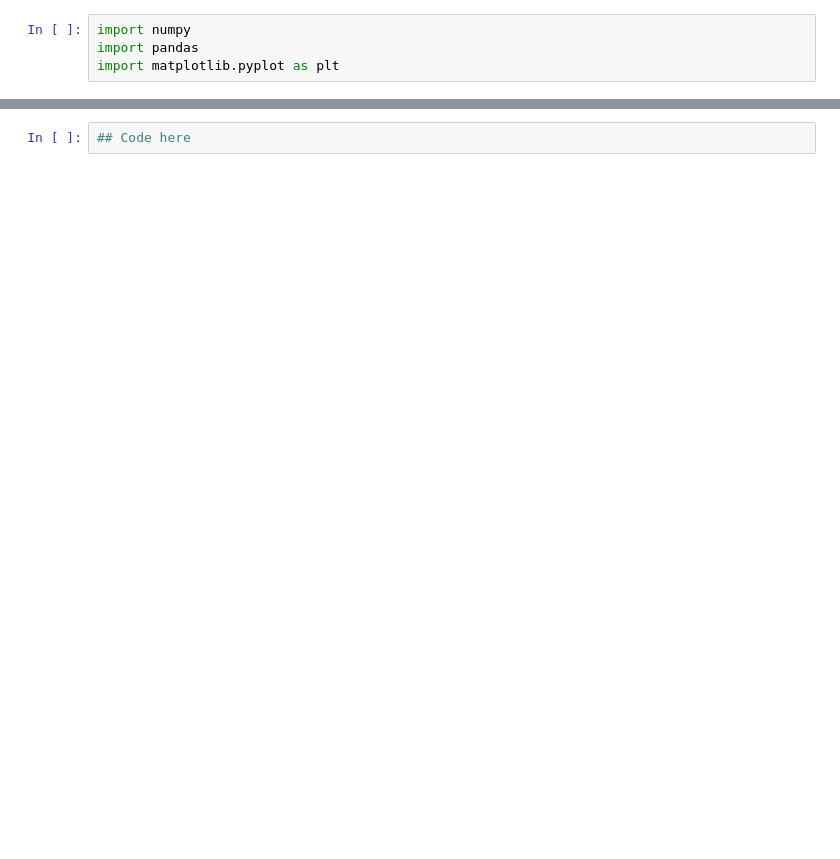
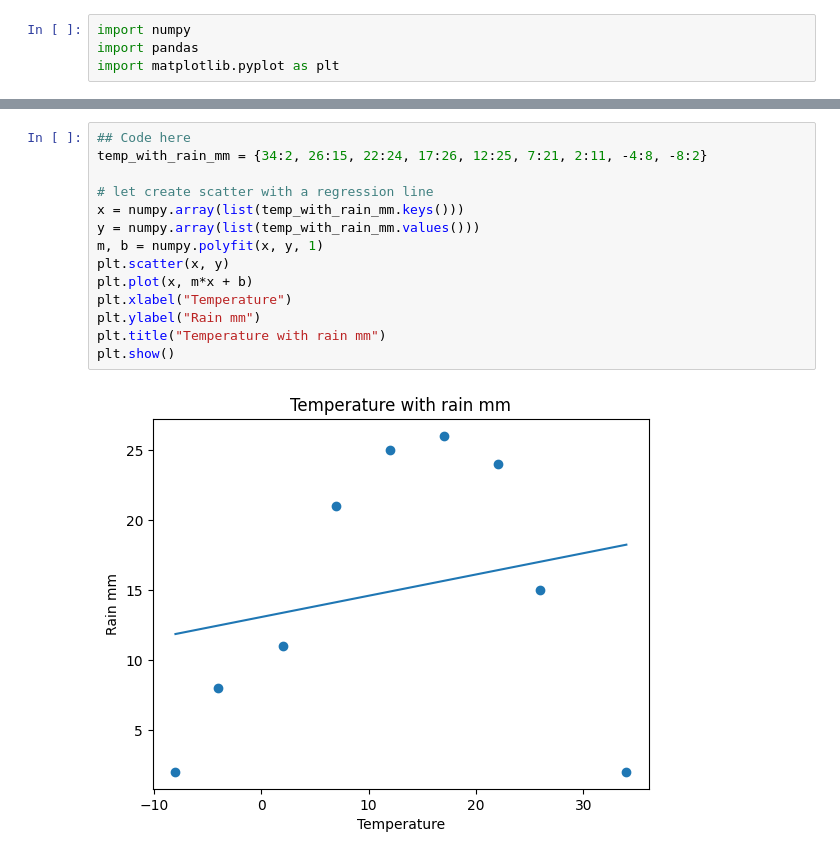
Before and after one commit to walterairs/statsandprobs, a Jupyter notebook: statistics/lesson_four.ipynb, the cells around one changed output, grey strips where cells are left out. Cells and saved outputs as stored; diff of their text form; blank space fills up the shorter version.

```diff
--- a/statistics/lesson_four.ipynb
+++ b/statistics/lesson_four.ipynb
@@ -23,4 +56,18 @@ import matplotlib.pyplot as plt
-# %%
-## Code here
+# %%
+## Code here
+temp_with_rain_mm = {34:2, 26:15, 22:24, 17:26, 12:25, 7:21, 2:11, -4:8, -8:2}
+
+# let create scatter with a regression line
+x = numpy.array(list(temp_with_rain_mm.keys()))
+y = numpy.array(list(temp_with_rain_mm.values()))
+m, b = numpy.polyfit(x, y, 1)
+plt.scatter(x, y)
+plt.plot(x, m*x + b)
+plt.xlabel("Temperature")
+plt.ylabel("Rain mm")
+plt.title("Temperature with rain mm")
+plt.show()
+# %% [output]
+[figure, added]
 # %% [markdown]
 4.5 Tavoitteena on esittää dollarin kurssin muutosta vuosittain suhteessa euroon. Alla olevassa taulukossa on dollarin kurssien jakauma. Piirrä tähän tilanteeseen mielestäsi sopiva kaavio valitsemallasi ohjelmistolla.
```
Also changed, not shown: parts of 16 cells of this notebook, 7 other files.
